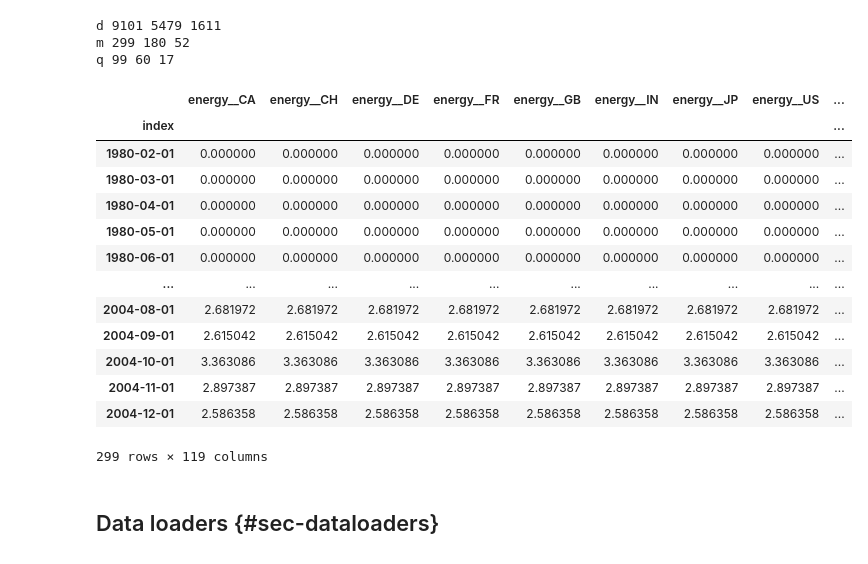
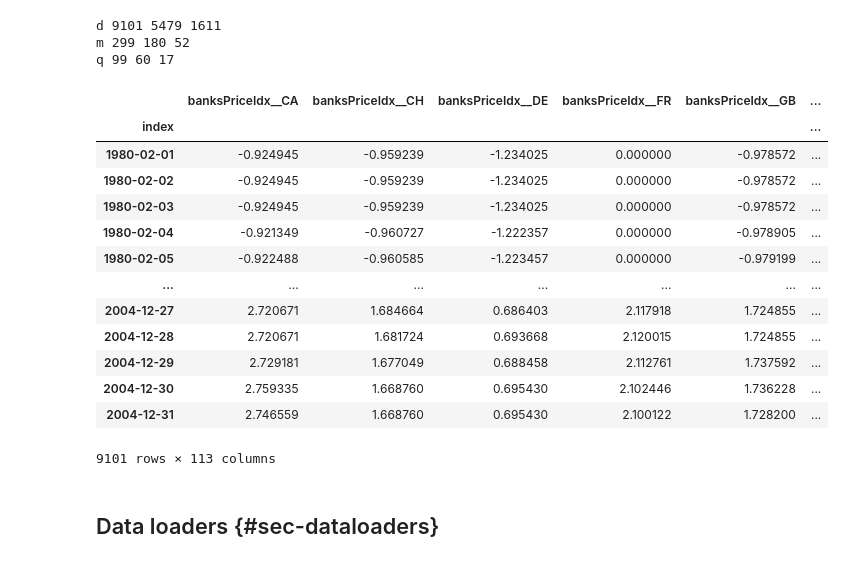
Before and after one commit to jdamp/TemporalFusionTransformers, a Jupyter notebook: temporal_fusion_transformers.ipynb, the cells around one changed output. Cells and saved outputs as stored; diff of their text form; code cells hidden in the pictures.

```diff
--- a/temporal_fusion_transformers.ipynb
+++ b/temporal_fusion_transformers.ipynb
@@ -497,22 +497,22 @@ d 9101 5479 1611
 m 299 180 52
 q 99 60 17
 # %%
-df_input_train["m"]
+df_input_train["d"]
 # %% [output]
-|  | energy__CA | energy__CH | energy__DE | energy__FR | energy__GB | energy__IN | energy__JP | energy__US | ... |
-| index |  |  |  |  |  |  |  |  | ... |
-| 1980-02-01 | 0.000000 | 0.000000 | 0.000000 | 0.000000 | 0.000000 | 0.000000 | 0.000000 | 0.000000 | ... |
-| 1980-03-01 | 0.000000 | 0.000000 | 0.000000 | 0.000000 | 0.000000 | 0.000000 | 0.000000 | 0.000000 | ... |
-| 1980-04-01 | 0.000000 | 0.000000 | 0.000000 | 0.000000 | 0.000000 | 0.000000 | 0.000000 | 0.000000 | ... |
-| 1980-05-01 | 0.000000 | 0.000000 | 0.000000 | 0.000000 | 0.000000 | 0.000000 | 0.000000 | 0.000000 | ... |
-| 1980-06-01 | 0.000000 | 0.000000 | 0.000000 | 0.000000 | 0.000000 | 0.000000 | 0.000000 | 0.000000 | ... |
-| ... | ... | ... | ... | ... | ... | ... | ... | ... | ... |
-| 2004-08-01 | 2.681972 | 2.681972 | 2.681972 | 2.681972 | 2.681972 | 2.681972 | 2.681972 | 2.681972 | ... |
-| 2004-09-01 | 2.615042 | 2.615042 | 2.615042 | 2.615042 | 2.615042 | 2.615042 | 2.615042 | 2.615042 | ... |
-| 2004-10-01 | 3.363086 | 3.363086 | 3.363086 | 3.363086 | 3.363086 | 3.363086 | 3.363086 | 3.363086 | ... |
-| 2004-11-01 | 2.897387 | 2.897387 | 2.897387 | 2.897387 | 2.897387 | 2.897387 | 2.897387 | 2.897387 | ... |
-| 2004-12-01 | 2.586358 | 2.586358 | 2.586358 | 2.586358 | 2.586358 | 2.586358 | 2.586358 | 2.586358 | ... |
+|  | banksPriceIdx__CA | banksPriceIdx__CH | banksPriceIdx__DE | banksPriceIdx__FR | banksPriceIdx__GB | ... |
+| index |  |  |  |  |  | ... |
+| 1980-02-01 | -0.924945 | -0.959239 | -1.234025 | 0.000000 | -0.978572 | ... |
+| 1980-02-02 | -0.924945 | -0.959239 | -1.234025 | 0.000000 | -0.978572 | ... |
+| 1980-02-03 | -0.924945 | -0.959239 | -1.234025 | 0.000000 | -0.978572 | ... |
+| 1980-02-04 | -0.921349 | -0.960727 | -1.222357 | 0.000000 | -0.978905 | ... |
+| 1980-02-05 | -0.922488 | -0.960585 | -1.223457 | 0.000000 | -0.979199 | ... |
+| ... | ... | ... | ... | ... | ... | ... |
+| 2004-12-27 | 2.720671 | 1.684664 | 0.686403 | 2.117918 | 1.724855 | ... |
+| 2004-12-28 | 2.720671 | 1.681724 | 0.693668 | 2.120015 | 1.724855 | ... |
+| 2004-12-29 | 2.729181 | 1.677049 | 0.688458 | 2.112761 | 1.737592 | ... |
+| 2004-12-30 | 2.759335 | 1.668760 | 0.695430 | 2.102446 | 1.736228 | ... |
+| 2004-12-31 | 2.746559 | 1.668760 | 0.695430 | 2.100122 | 1.728200 | ... |
-299 rows × 119 columns
+9101 rows × 113 columns
 # %% [markdown]
 ## Data loaders {#sec-dataloaders}
 # %% [markdown]
```
Also changed, not shown: parts of 32 cells of this notebook, 1 other file.
